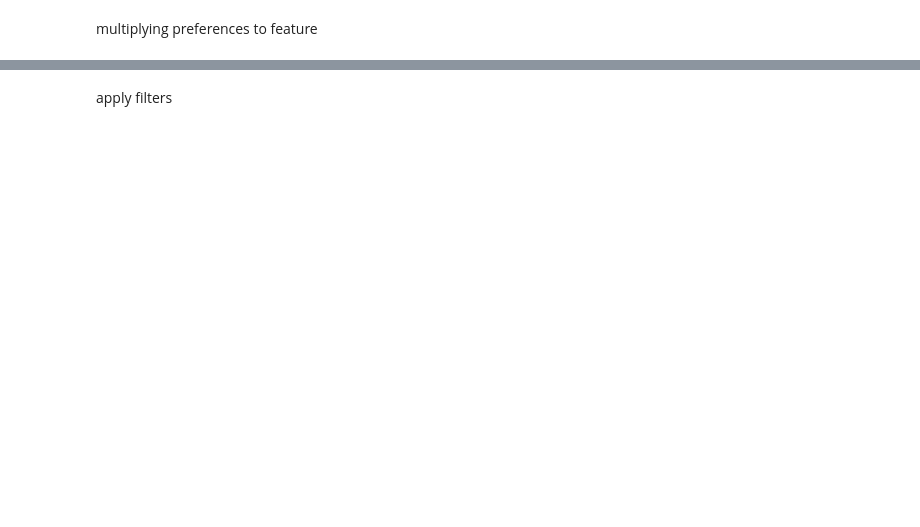
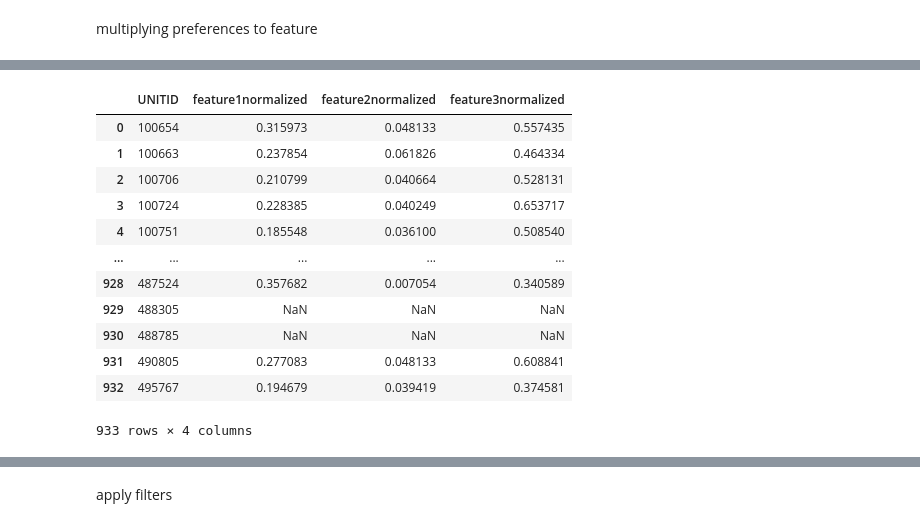
Before and after one commit to MaikKalil/CSE6242Project, a Jupyter notebook: Ranking Algorithm.ipynb, the cells around one changed output, grey strips where cells are left out. Cells and saved outputs as stored; diff of their text form; code cells hidden in the pictures; blank space fills up the shorter version.

```diff
--- a/Ranking Algorithm.ipynb
+++ b/Ranking Algorithm.ipynb
@@ -334,0 +413,16 @@ ratingScore = np.dot(normalizedMatrix, prefVector)
+# %%
+normalizedByUni
+# %% [output]
+|  | UNITID | feature1normalized | feature2normalized | feature3normalized |
+| 0 | 100654 | 0.315973 | 0.048133 | 0.557435 |
+| 1 | 100663 | 0.237854 | 0.061826 | 0.464334 |
+| 2 | 100706 | 0.210799 | 0.040664 | 0.528131 |
+| 3 | 100724 | 0.228385 | 0.040249 | 0.653717 |
+| 4 | 100751 | 0.185548 | 0.036100 | 0.508540 |
+| ... | ... | ... | ... | ... |
+| 928 | 487524 | 0.357682 | 0.007054 | 0.340589 |
+| 929 | 488305 | NaN | NaN | NaN |
+| 930 | 488785 | NaN | NaN | NaN |
+| 931 | 490805 | 0.277083 | 0.048133 | 0.608841 |
+| 932 | 495767 | 0.194679 | 0.039419 | 0.374581 |
+933 rows × 4 columns
```
Also changed, not shown: parts of 53 cells of this notebook.
